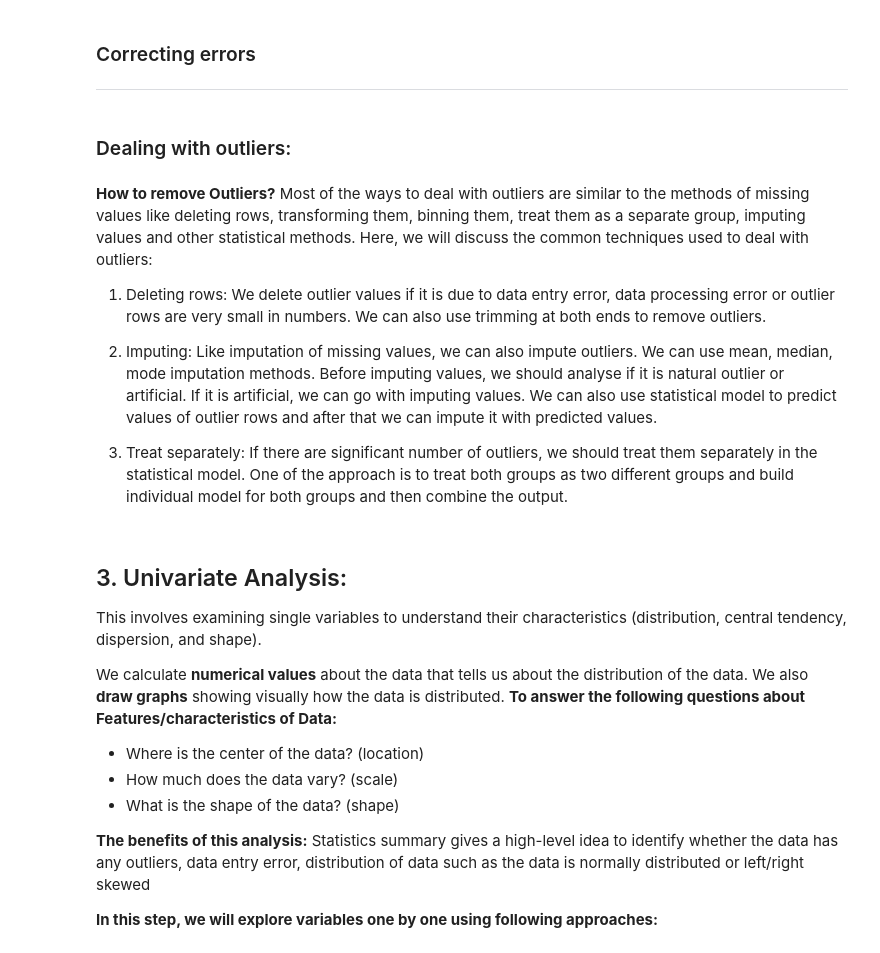
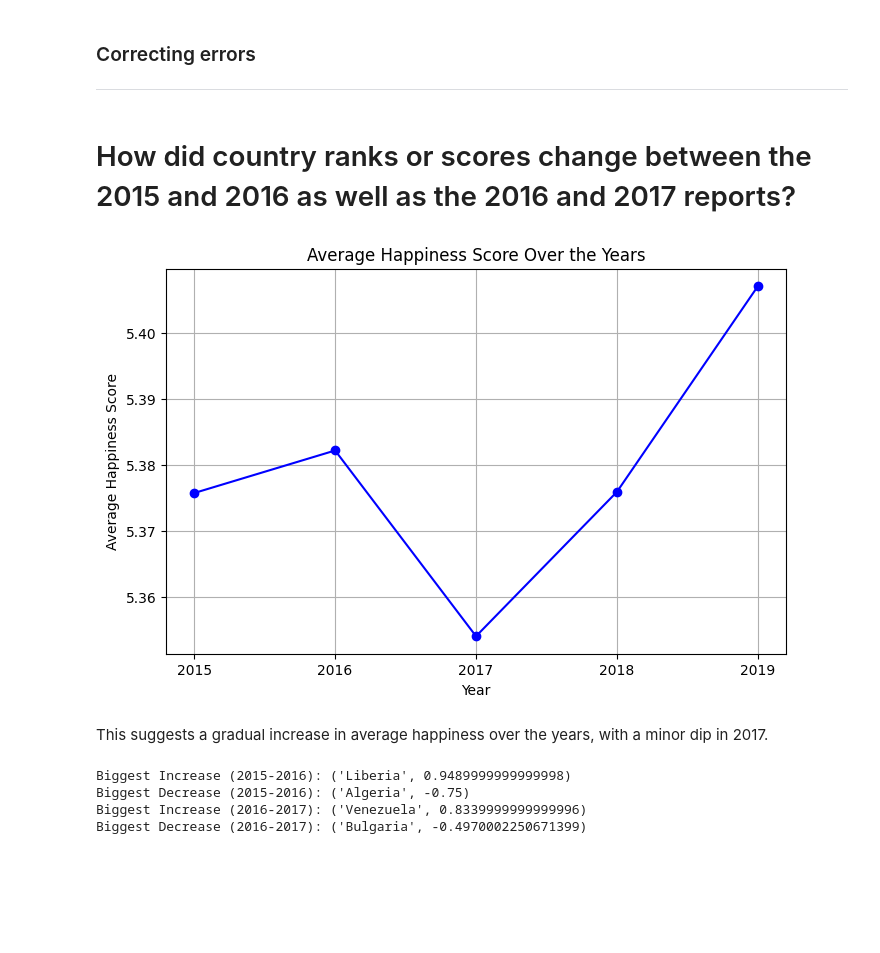
Before and after one commit to Tuwaiq-DS-ML-bootcamp-V-9/Usecase-2, a Jupyter notebook: EDA explain template_Ahmad_Alharbi.ipynb, the cells around one changed output. Cells and saved outputs as stored; diff of their text form; code cells hidden in the pictures; blank space fills up the shorter version.

```diff
--- a/EDA explain template_Ahmad_Alharbi.ipynb
+++ b/EDA explain template_Ahmad_Alharbi.ipynb
@@ -586,30 +650,54 @@ To avoid:
 ### Correcting errors
 
 -------------------
+# %% [markdown]
+#  How did country ranks or scores change between the 2015 and 2016 as well as the 2016 and 2017 reports?
+# %%
+# this shows the average happiness score over the years
+avg_scores = {
+    "2015": world_2015["Happiness Score"].mean(),
+    "2016": world_2016["Happiness Score"].mean(),
+    "2017": world_2017["Happiness.Score"].mean(),
+    "2018": world_2018["Score"].mean(),
+    "2019": world_2019["Score"].mean(),
+}
+
+# Plot
+plt.figure(figsize=(8, 5))
+plt.plot(avg_scores.keys(), avg_scores.values(), marker='o', linestyle='-', color='b')
+plt.xlabel("Year")
+plt.ylabel("Average Happiness Score")
+plt.title("Average Happiness Score Over the Years")
+plt.grid(True)
+plt.show()
+# %% [output]
+[figure, added]
+# %% [markdown]
+This suggests a gradual increase in average happiness over the years, with a minor dip in 2017.
 # %%
-# go back to 7th dimension Accuracy
+# Standardize column names
+world_2015 = world_2015.rename(columns={'Happiness Score': 'Happiness_Score'})
+world_2016 = world_2016.rename(columns={'Happiness Score': 'Happiness_Score'})
+world_2017 = world_2017.rename(columns={'Happiness.Score': 'Happiness_Score'})
+
+#calculate the score changes over the years only from 2015 to 2016 and 2016 to 2017
+score_change_2015_2016 = world_2015[["Country", "Happiness_Score"]].set_index("Country")["Happiness_Score"] - world_2016[["Country", "Happiness_Score"]].set_index("Country")["Happiness_Score"]
+score_change_2016_2017 = world_2016[["Country", "Happiness_Score"]].set_index("Country")["Happiness_Score"] - world_2017[["Country", "Happiness_Score"]].set_index("Country")["Happiness_Score"]
+
+# Find largest increase and decrease
+top_increase_2015_2016 = score_change_2015_2016.idxmax(), score_change_2015_2016.max()
+top_decrease_2015_2016 = score_change_2015_2016.idxmin(), score_change_2015_2016.min()
+
+top_increase_2016_2017 = score_change_2016_2017.idxmax(), score_change_2016_2017.max()
+top_decrease_2016_2017 = score_change_2016_2017.idxmin(), score_change_2016_2017.min()
+
+# Display results
+print("Biggest Increase (2015-2016):", top_increase_2015_2016)
+print("Biggest Decrease (2015-2016):", top_decrease_2015_2016)
+print("Biggest Increase (2016-2017):", top_increase_2016_2017)
+print("Biggest Decrease (2016-2017):", top_decrease_2016_2017)
+# %% [output]
+Biggest Increase (2015-2016): ('Liberia', 0.9489999999999998)
+Biggest Decrease (2015-2016): ('Algeria', -0.75)
+Biggest Increase (2016-2017): ('Venezuela', 0.8339999999999996)
+Biggest Decrease (2016-2017): ('Bulgaria', -0.4970002250671399)
-# %% [markdown]
-### Dealing with outliers:
-# %% [markdown]
-**How to remove Outliers?**
-Most of the ways to deal with outliers are similar to the methods of missing values like deleting rows, transforming them, binning them, treat them as a separate group, imputing values and other statistical methods. Here, we will discuss the common techniques used to deal with outliers:
-
-1. Deleting rows: We delete outlier values if it is due to data entry error, data processing error or outlier rows are very small in numbers. We can also use trimming at both ends to remove outliers.
-
-2. Imputing: Like imputation of missing values, we can also impute outliers. We can use mean, median, mode imputation methods. Before imputing values, we should analyse if it is natural outlier or artificial. If it is artificial, we can go with imputing values. We can also use statistical model to predict values of outlier rows and after that we can impute it with predicted values.
-
-3. Treat separately: If there are significant number of outliers, we should treat them separately in the statistical model. One of the approach is to treat both groups as two different groups and build individual model for both groups and then combine the output.
-# %% [markdown]
-## 3. Univariate Analysis:
-
-This involves examining single variables to understand their characteristics (distribution, central tendency, dispersion, and shape).
-
-We calculate **numerical values** about the data that tells us about the distribution of the data. We also **draw graphs** showing visually how the data is distributed. **To answer the following questions about Features/characteristics of Data:**
-- Where is the center of the data? (location)
-- How much does the data vary? (scale)
-- What is the shape of the data? (shape)
-
-**The benefits of this analysis:**
-Statistics summary gives a high-level idea to identify whether the data has any outliers, data entry error, distribution of data such as the data is normally distributed or left/right skewed
-
-**In this step, we will explore variables one by one using following approaches:**
```
Also changed, not shown: parts of 22 cells of this notebook.
